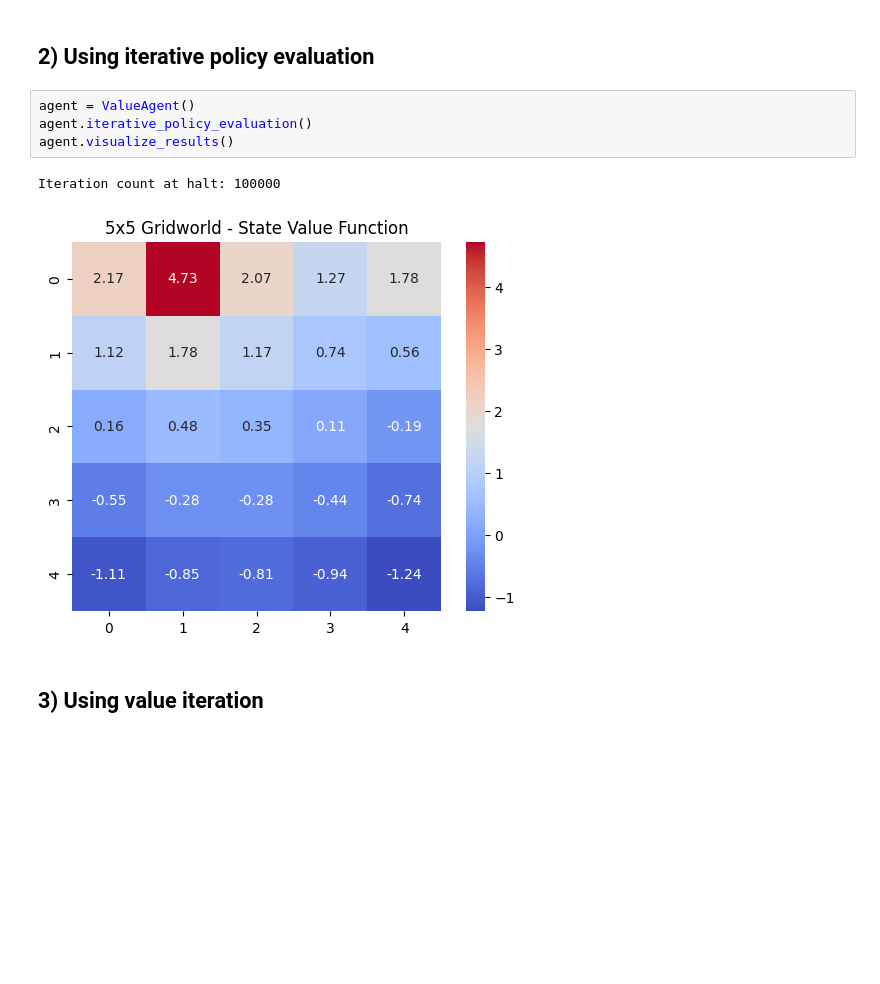
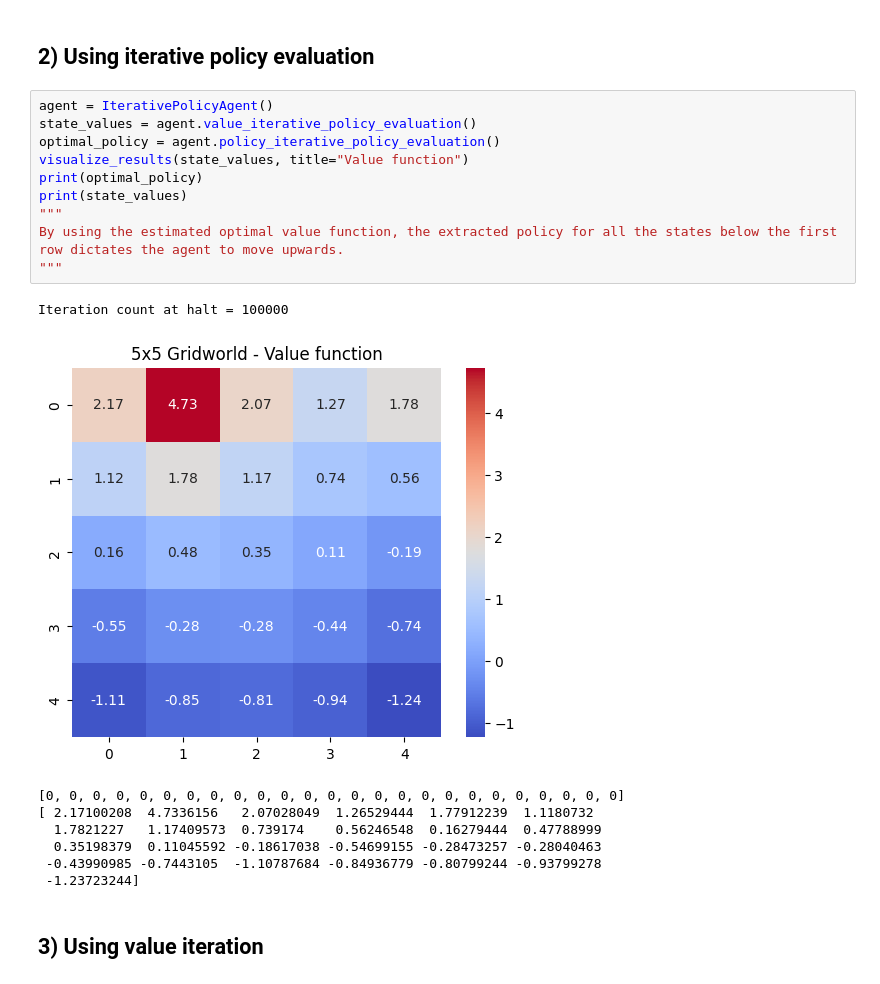
Before and after one commit to P-A-D/RL_Assignment_2, a Jupyter notebook: Runs1.ipynb, the cells around one changed output. Saved outputs shown, nothing was run; the diff lists cells and outputs as text; blank space fills up the shorter version.

```diff
--- a/Runs1.ipynb
+++ b/Runs1.ipynb
@@ -15,12 +15,24 @@ agent.visualize_results()
 # %% [markdown]
 ## 2) Using iterative policy evaluation
 # %%
-agent = ValueAgent()
-agent.iterative_policy_evaluation()
-agent.visualize_results()
+agent = IterativePolicyAgent()
+state_values = agent.value_iterative_policy_evaluation()
+optimal_policy = agent.policy_iterative_policy_evaluation()
+visualize_results(state_values, title="Value function")
+print(optimal_policy)
+print(state_values)
+"""
+By using the estimated optimal value function, the extracted policy for all the states below the first row dictates the agent to move upwards.
+"""
 # %% [output]
-Iteration count at halt: 100000
+Iteration count at halt = 100000
-[figure, old version]
+[figure, new version]
+[0, 0, 0, 0, 0, 0, 0, 0, 0, 0, 0, 0, 0, 0, 0, 0, 0, 0, 0, 0, 0, 0, 0, 0, 0]
+[ 2.17100208  4.7336156   2.07028049  1.26529444  1.77912239  1.1180732
+  1.7821227   1.17409573  0.739174    0.56246548  0.16279444  0.47788999
+  0.35198379  0.11045592 -0.18617038 -0.54699155 -0.28473257 -0.28040463
+ -0.43990985 -0.7443105  -1.10787684 -0.84936779 -0.80799244 -0.93799278
+ -1.23723244]
 # %% [markdown]
 ## 3) Using value iteration
 # %%
```
Also changed, not shown: parts of 3 cells of this notebook, 1 other file.
